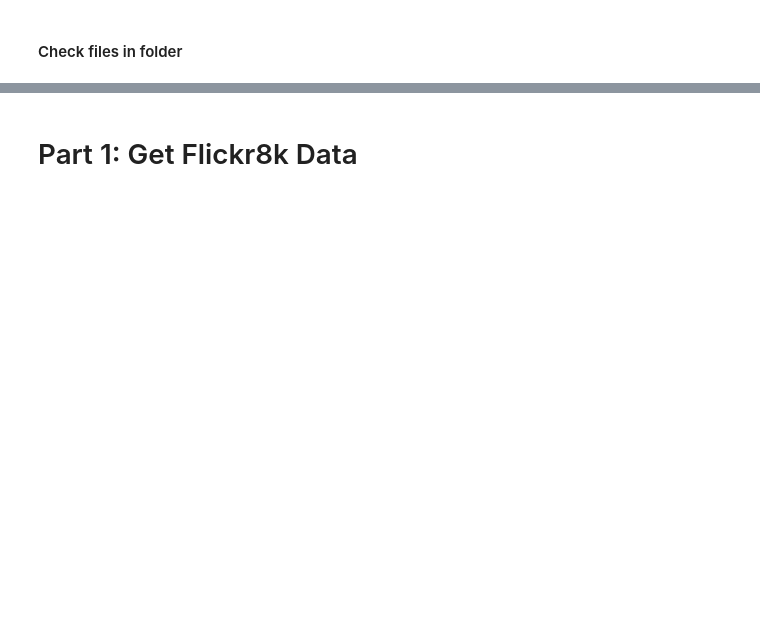
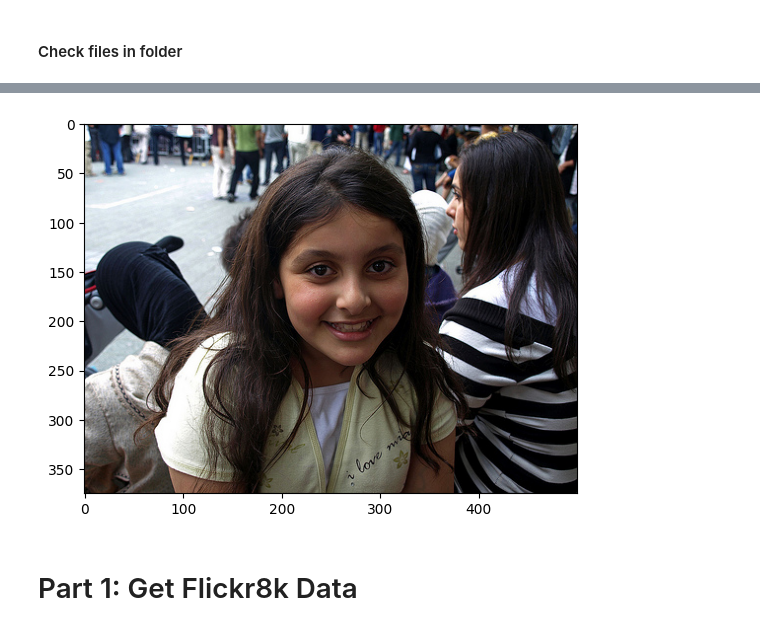
Before and after one commit to ch3ryllam/show-attend-tell, a Jupyter notebook: notebooks/project.ipynb, the cells around one changed output, grey strips where cells are left out. Cells and saved outputs as stored; diff of their text form; code cells hidden in the pictures; blank space fills up the shorter version.

```diff
--- a/notebooks/project.ipynb
+++ b/notebooks/project.ipynb
@@ -17,3 +28,10 @@ Resolving deltas: 100% (6/6), done.
+# %%
+import os
+import sys
+
+# NOTE: Replace with the path to the folder on your google drive. Make sure your path does NOT include a '/' at the end!
+base_dir = "/content/gdrive/MyDrive/CS_4782/show-attend-tell"
+sys.path.append(base_dir)
 # %%
 import numpy as np
 import pandas as pd
@@ -50,8 +63,0 @@ code  data  README.md  src
-# %%
-# Mount Google Drive; this allows the runtime environment to access our drive.
-from google.colab import drive
-drive.mount('/content/gdrive')
-import sys
-# NOTE: Replace with the path to the CS_4782 folder on your google drive. Make sure your path does NOT include a '/' at the end!
-base_dir = "/content/gdrive/MyDrive/CS_4782/show-attend-tell/data/flickr8k"
-sys.path.append(base_dir)
@@ -67,3 +64,16 @@ Feature shape: (2048,)
+# %%
+# Check images
+image_dir = os.path.join(base_dir, "data/flickr8k/Images")
+image_files = os.listdir(image_dir)
+
+# Test opening the first image
+img = Image.open(os.path.join(image_dir, image_files[0]))
+
+# Show first image
+plt.imshow(img)
+plt.show()
+# %% [output]
+[figure, added]
 # %% [markdown]
 # Part 1: Get Flickr8k Data
 # %%
```
Also changed, not shown: parts of 9 cells of this notebook.
